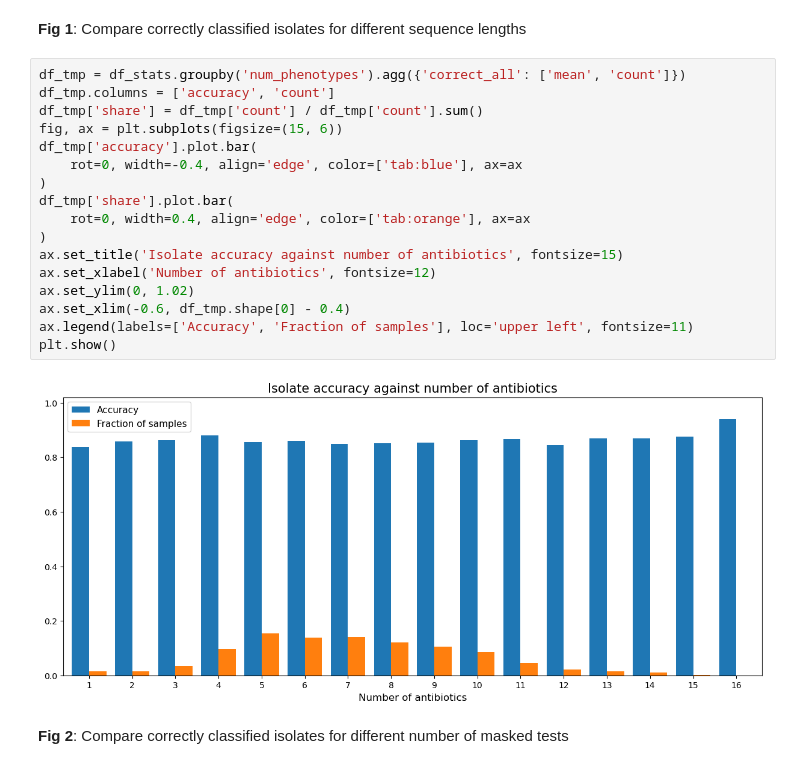
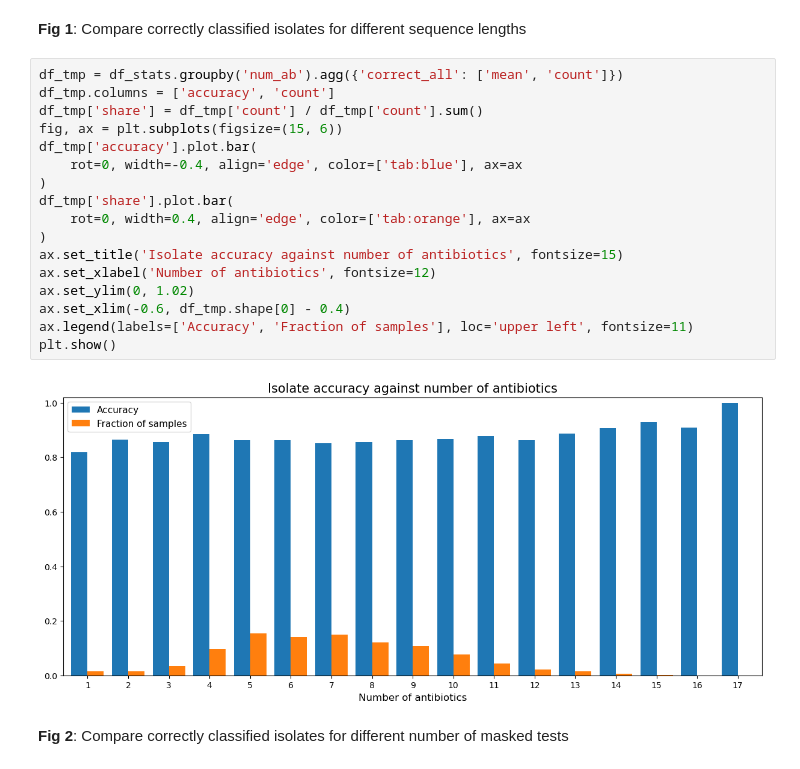
Before and after one commit to jespeols/ARFusion, a Jupyter notebook: code/results_analysis.ipynb, the cells around one changed output. Cells and saved outputs as stored; diff of their text form.

```diff
--- a/code/results_analysis.ipynb
+++ b/code/results_analysis.ipynb
@@ -190,24 +192,24 @@ df_stats = iso_stats.copy()
 # %% [markdown]
 **Fig 1**: Compare correctly classified isolates for different sequence lengths
 # %%
-df_tmp = df_stats.groupby('num_phenotypes').agg({'correct_all': ['mean', 'count']})
+df_tmp = df_stats.groupby('num_ab').agg({'correct_all': ['mean', 'count']})
 df_tmp.columns = ['accuracy', 'count']
 df_tmp['share'] = df_tmp['count'] / df_tmp['count'].sum()
 fig, ax = plt.subplots(figsize=(15, 6))
 df_tmp['accuracy'].plot.bar(
     rot=0, width=-0.4, align='edge', color=['tab:blue'], ax=ax
 )
 df_tmp['share'].plot.bar(
     rot=0, width=0.4, align='edge', color=['tab:orange'], ax=ax
 )
 ax.set_title('Isolate accuracy against number of antibiotics', fontsize=15)
 ax.set_xlabel('Number of antibiotics', fontsize=12)
 ax.set_ylim(0, 1.02)
 ax.set_xlim(-0.6, df_tmp.shape[0] - 0.4)
 ax.legend(labels=['Accuracy', 'Fraction of samples'], loc='upper left', fontsize=11)
 plt.show()
 # %% [output]
-[figure, old version]
+[figure, new version]
 # %% [markdown]
 **Fig 2**: Compare correctly classified isolates for different number of masked tests
 # %%
```
Also changed, not shown: parts of 10 cells of this notebook, 4 other files.
